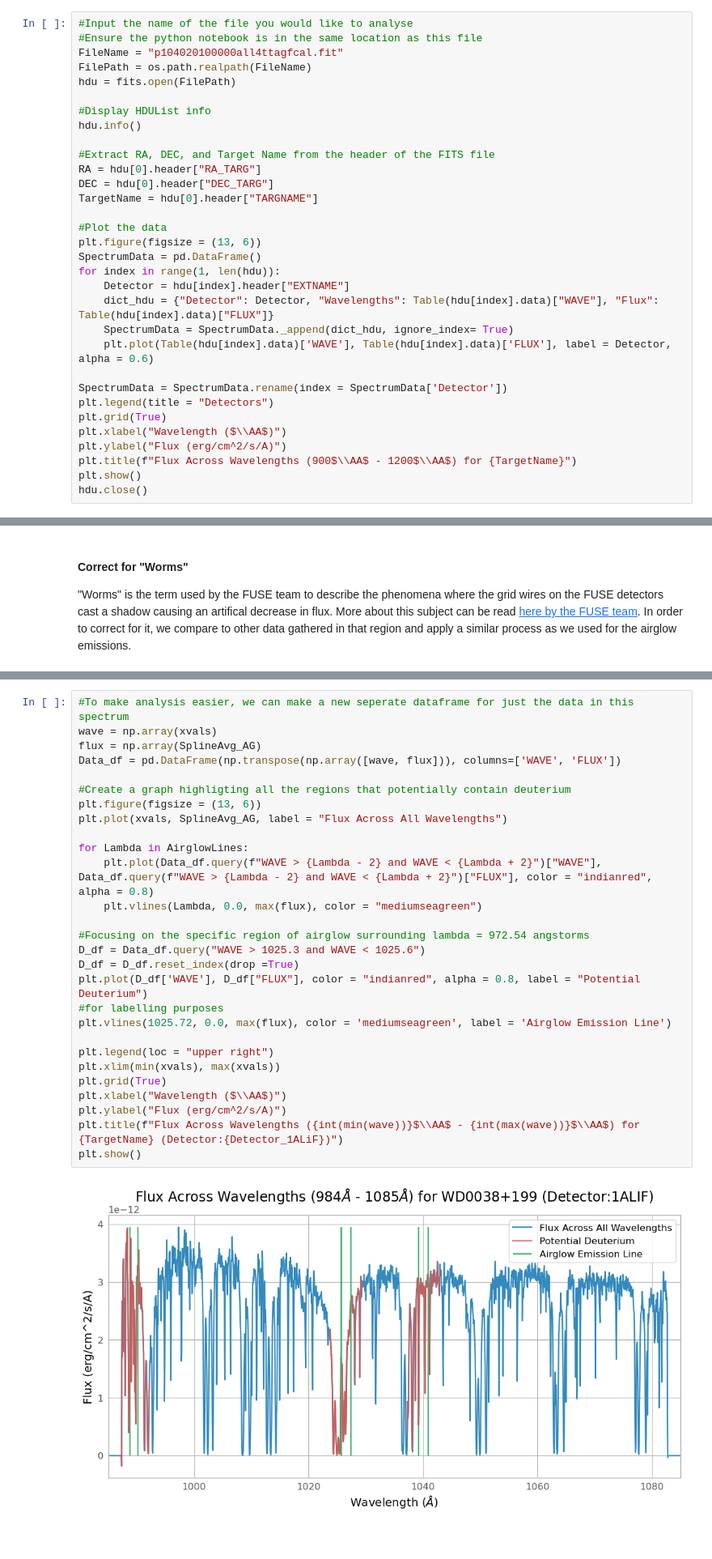
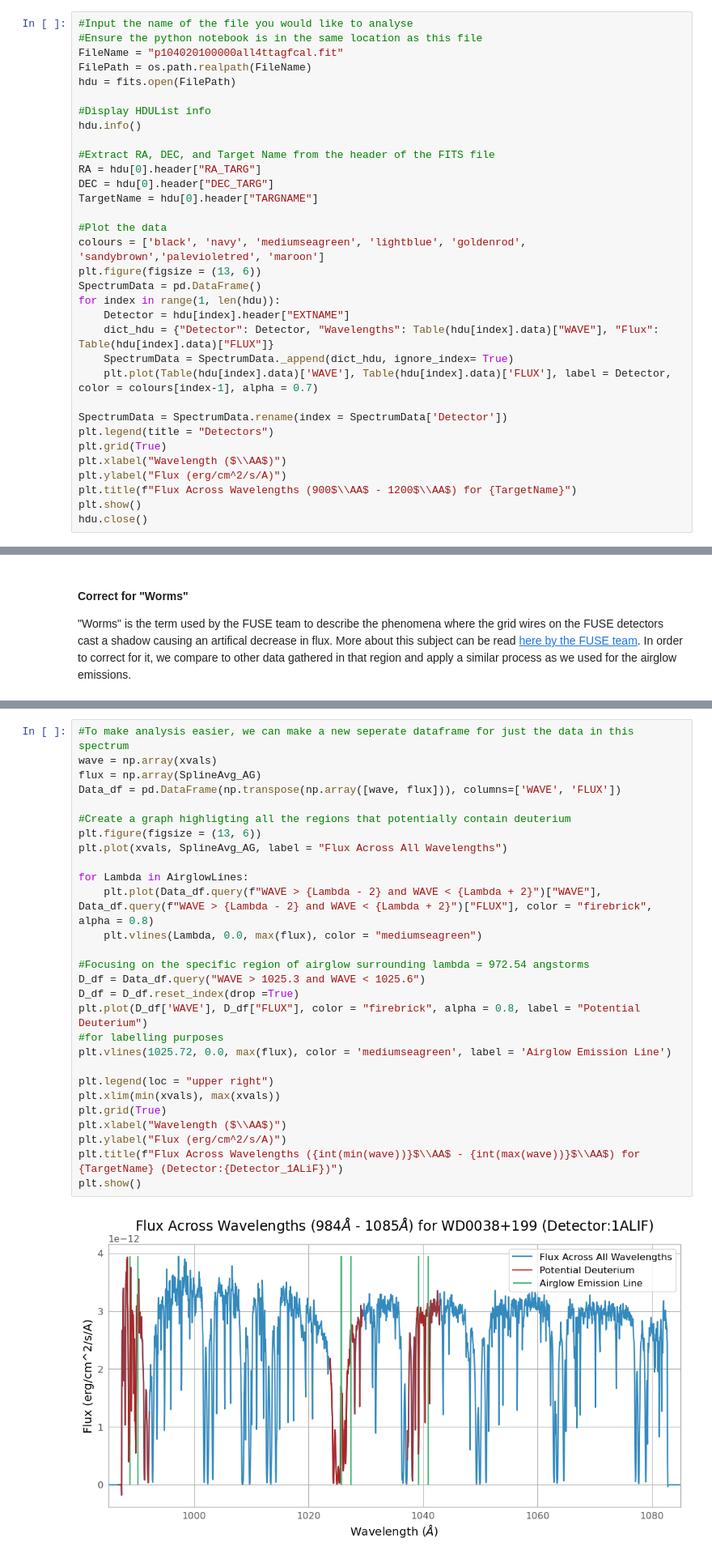
Before and after one commit to asc-csa/FUSE-Tutorial, a Jupyter notebook: code/FUSE Tutorial.ipynb, the cells around one changed output, grey strips where cells are left out. Shown at 81% size. Drawn from its saved outputs; the diff is of its cells as text.

```diff
--- a/code/FUSE Tutorial.ipynb
+++ b/code/FUSE Tutorial.ipynb
@@ -180,13 +180,14 @@ DEC = hdu[0].header["DEC_TARG"]
 TargetName = hdu[0].header["TARGNAME"]
 
 #Plot the data
+colours = ['black', 'navy', 'mediumseagreen', 'lightblue', 'goldenrod', 'sandybrown','palevioletred', 'maroon']
 plt.figure(figsize = (13, 6))
 SpectrumData = pd.DataFrame()
 for index in range(1, len(hdu)):
     Detector = hdu[index].header["EXTNAME"]
     dict_hdu = {"Detector": Detector, "Wavelengths": Table(hdu[index].data)["WAVE"], "Flux": Table(hdu[index].data)["FLUX"]}
     SpectrumData = SpectrumData._append(dict_hdu, ignore_index= True)
-    plt.plot(Table(hdu[index].data)['WAVE'], Table(hdu[index].data)['FLUX'], label = Detector, alpha = 0.6)
+    plt.plot(Table(hdu[index].data)['WAVE'], Table(hdu[index].data)['FLUX'], label = Detector, color = colours[index-1], alpha = 0.7)
 
 SpectrumData = SpectrumData.rename(index = SpectrumData['Detector'])
 plt.legend(title = "Detectors")
@@ -483,33 +484,33 @@ plt.show()
 # %%
 #To make analysis easier, we can make a new seperate dataframe for just the data in this spectrum
 wave = np.array(xvals)
 flux = np.array(SplineAvg_AG)
 Data_df = pd.DataFrame(np.transpose(np.array([wave, flux])), columns=['WAVE', 'FLUX'])
 
 #Create a graph highligting all the regions that potentially contain deuterium
 plt.figure(figsize = (13, 6))
 plt.plot(xvals, SplineAvg_AG, label = "Flux Across All Wavelengths")
 
 for Lambda in AirglowLines:
-    plt.plot(Data_df.query(f"WAVE > {Lambda - 2} and WAVE < {Lambda + 2}")["WAVE"], Data_df.query(f"WAVE > {Lambda - 2} and WAVE < {Lambda + 2}")["FLUX"], color = "indianred", alpha = 0.8)
+    plt.plot(Data_df.query(f"WAVE > {Lambda - 2} and WAVE < {Lambda + 2}")["WAVE"], Data_df.query(f"WAVE > {Lambda - 2} and WAVE < {Lambda + 2}")["FLUX"], color = "firebrick", alpha = 0.8)
     plt.vlines(Lambda, 0.0, max(flux), color = "mediumseagreen")
 
 #Focusing on the specific region of airglow surrounding lambda = 972.54 angstorms
 D_df = Data_df.query("WAVE > 1025.3 and WAVE < 1025.6")
 D_df = D_df.reset_index(drop =True)
-plt.plot(D_df['WAVE'], D_df["FLUX"], color = "indianred", alpha = 0.8, label = "Potential Deuterium")
+plt.plot(D_df['WAVE'], D_df["FLUX"], color = "firebrick", alpha = 0.8, label = "Potential Deuterium")
 #for labelling purposes
 plt.vlines(1025.72, 0.0, max(flux), color = 'mediumseagreen', label = 'Airglow Emission Line')
 
 plt.legend(loc = "upper right")
 plt.xlim(min(xvals), max(xvals))
 plt.grid(True)
 plt.xlabel("Wavelength ($\\AA$)")
 plt.ylabel("Flux (erg/cm^2/s/A)")
 plt.title(f"Flux Across Wavelengths ({int(min(wave))}$\\AA$ - {int(max(wave))}$\\AA$) for {TargetName} (Detector:{Detector_1ALiF})")
 plt.show()
 # %% [output]
-[figure, old version]
+[figure, new version]
 # %% [markdown]
 As we can see there are many potential regions of deuterium. We're going to zoom in to a particular region to find exact evidence. While referencing the paper mentioned earlier by Williger et al.
 # %%
```
Also changed, not shown: parts of 6 cells of this notebook.
